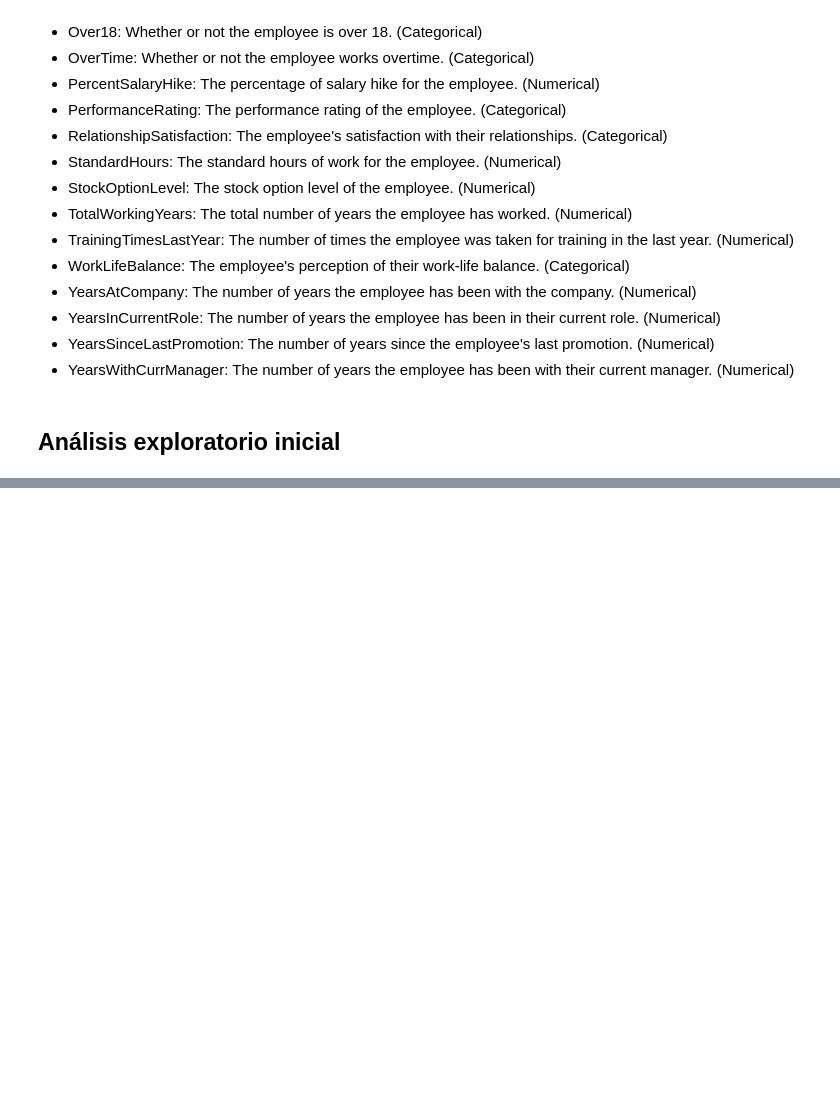
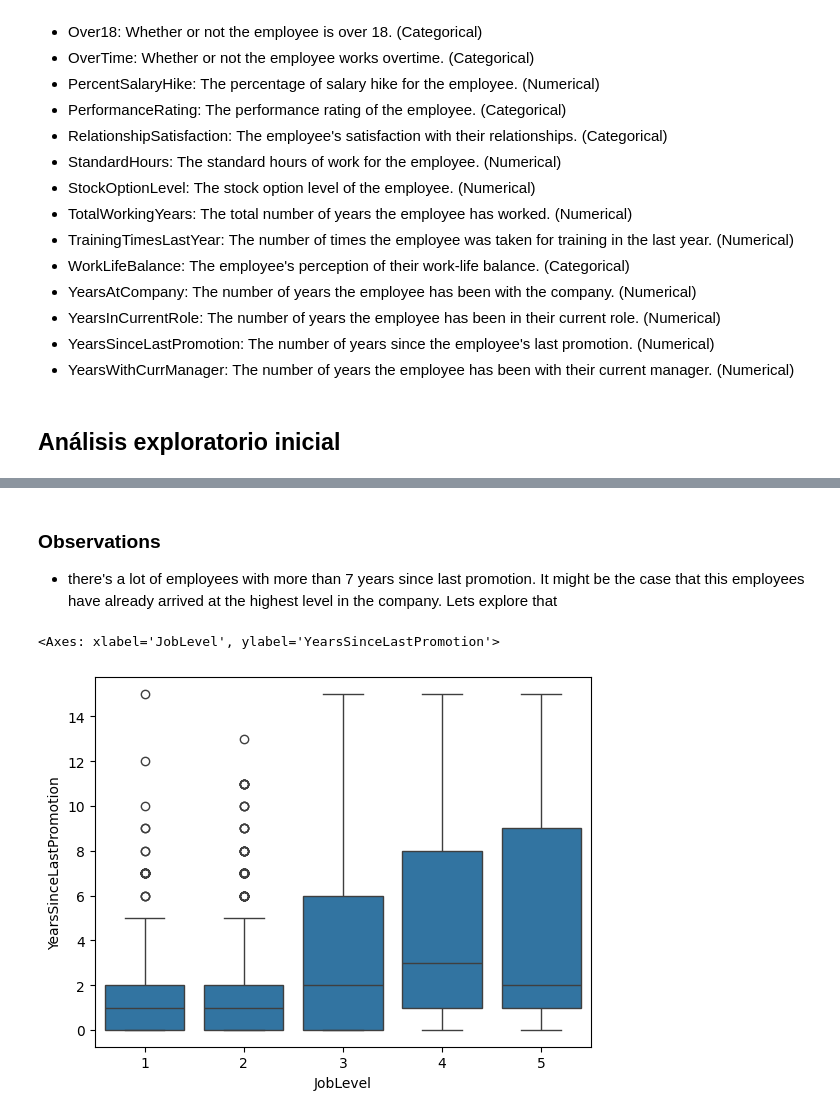
Before and after one commit to ekonosam/employee_attrition_project, a Jupyter notebook: notebook/EDA.ipynb, the cells around one changed output, grey strips where cells are left out. Drawn from its saved outputs; the diff is of its cells as text; code cells hidden in the pictures; blank space fills up the shorter version.

```diff
--- a/notebook/EDA.ipynb
+++ b/notebook/EDA.ipynb
@@ -91,0 +145,14 @@ ModuleNotFoundError: No module named 'missingno'
+# %% [markdown]
+### Observations
+
+- there's a lot of employees with more than 7 years since last promotion. It might be the case that this employees have already arrived at the highest level in the company. Lets explore that
+# %%
+df["MoreThan7YearsInSamePosition"] = df["YearsSinceLastPromotion"] > 7
+
+
+sns.boxplot(x='JobLevel', y='YearsSinceLastPromotion', data=df)
+
+#pd.crosstab(index= df["MoreThan7YearsInSamePosition"], columns= df["JobLevel"])
+# %% [output]
+<Axes: xlabel='JobLevel', ylabel='YearsSinceLastPromotion'>
+[figure, added]
```
Also changed, not shown: parts of 28 cells of this notebook, 3 other files.
